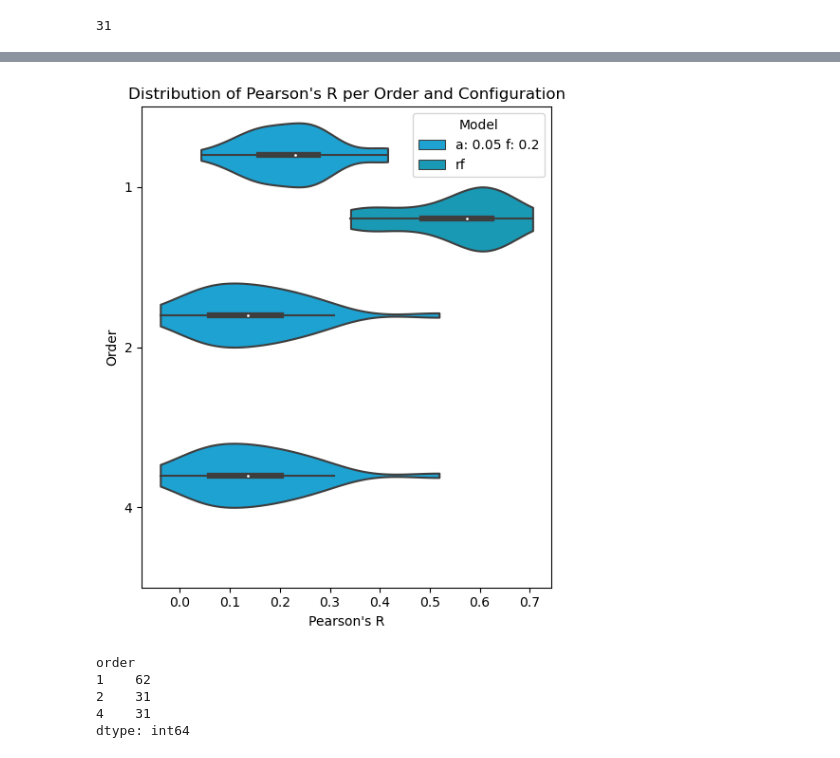
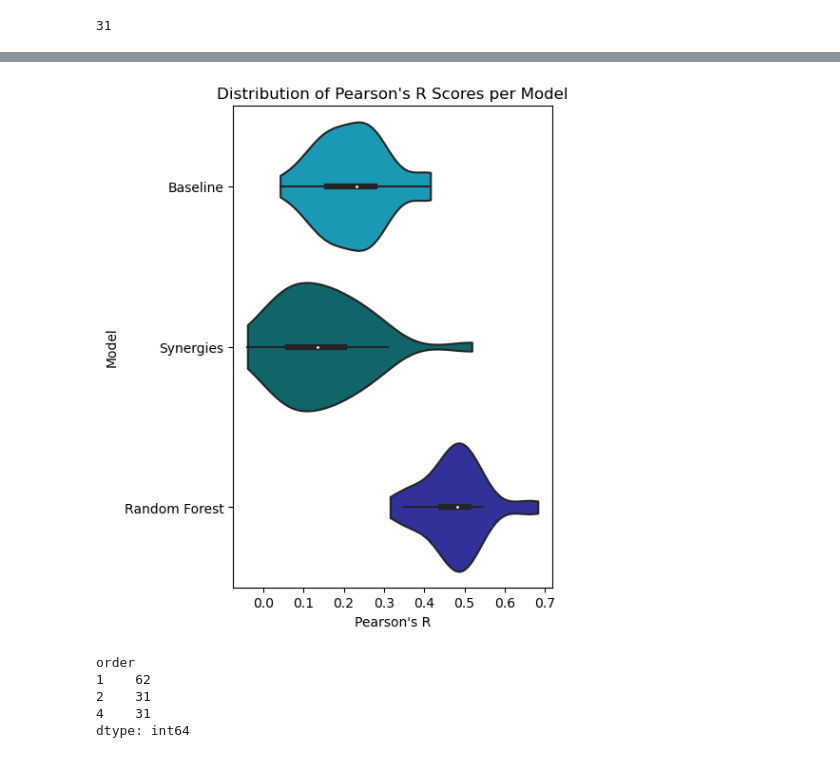
Before and after one commit to Yatish0833/multiomics-synergies, a Jupyter notebook: snakemake/plots.ipynb, the cells around one changed output, grey strips where cells are left out. Saved outputs shown, nothing was run; the diff lists cells and outputs as text; code cells hidden in the pictures.

```diff
--- a/snakemake/plots.ipynb
+++ b/snakemake/plots.ipynb
@@ -235,4 +290,4 @@ Name: drug, dtype: int64
 # %%
 del models
 # %%
-performance = pd.read_csv("only_pc_results/exp_results/combined_performances.tsv", sep='\t')
+performance = pd.read_csv(data_folder + "exp_results/combined_performances.tsv", sep='\t')
@@ -315,9 +296,9 @@ adjR
 # %%
-rf = pd.read_csv("results/syn_results/tree_performances.tsv", sep='\t')
+rf = pd.read_csv(data_folder + "syn_results/tree_performances.tsv", sep='\t')
 # %%
 top_rf = rf[rf.pearsonR > 0.6].drug.to_list()
 # %%
 rf["config"] = "rf"
-rf["order"] = 1
+rf["order"] = "rf"
 # %%
-combine = pd.concat([performance, rf], ignore_index=True)
+combine = pd.concat([performance[performance.order < 3], rf], ignore_index=True)
@@ -350,25 +316,25 @@ combine[mask]
 # %%
 plt.rcParams['figure.figsize']=(5,6)
 plt.rcParams['figure.autolayout'] = True
-violin = sns.violinplot(combine, x="pearsonR", y="order", hue="config", orient="h", cut=0, scale="count")
+violin = sns.violinplot(combine, x="pearsonR", y="order", orient="h", cut=0, scale="count")
 # plt.axvline(0.49, 0, c="#6D2077")
 # plt.axvline(0.52, 0, c="#6D2077")
 # plt.axvline(combine.pearsonR.mean(), 0, c="#6D2077")
-violin.set_title("Distribution of Pearson's R per Order and Configuration")
-violin.set(xlabel="Pearson's R", ylabel="Order")
-plt.legend(title='Model')
+violin.set_title("Distribution of Pearson's R Scores per Model")
+violin.set(xlabel="Pearson's R", ylabel="Model")
+
 # violin.set_yticks(range(5))
-# violin.set_yticklabels([f'Alpha: 0.05 \nFilter: 0 \nn = {n[3*2]}', f'Alpha: 0.05 \nFilter: 0.5 \nn = {n[3*3]}', f'Alpha: 0.01 \nFilter: 0 \nn = {n[3*0]}', f'Alpha: 0.01 \nFilter: 0.5 \nn = {n[3*1]}', f'Random Forest \nn = {len(rf.order)}'])
+violin.set_yticklabels(['Baseline', 'Synergies', 'Random Forest'])
 
 # y_pos = [2,3,0,1]
 # for i in range(4):
 #     violin.text(0.75, y_pos[i]+0.2, f'n = {n[3*i]} \n \nn = {n[3*i+1]} \n \nn = {n[3*i+2]}')
 # violin.text(0.75, 4-0.4, f'n = {len(rf.order)}')
 # violin.text(-0.025, 4+0.4, f'ProCan mean values')
-# plt.savefig('img/personR.png') #
+plt.savefig('../analysis/img/personR.png') #
 plt.show()
 # %% [output]
-[figure, old version]
+[figure, new version]
 # %%
 pearsonR = pd.pivot_table(combine, values = 'pearsonR', index=['drug','config'], columns=["order"])
 # %%
```
Also changed, not shown: parts of 38 cells of this notebook, 8 other files.
